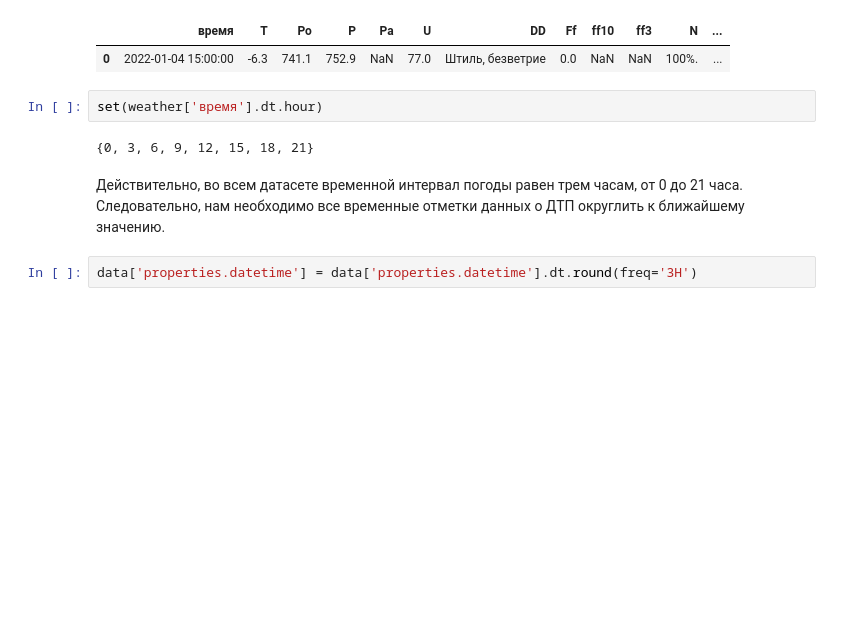
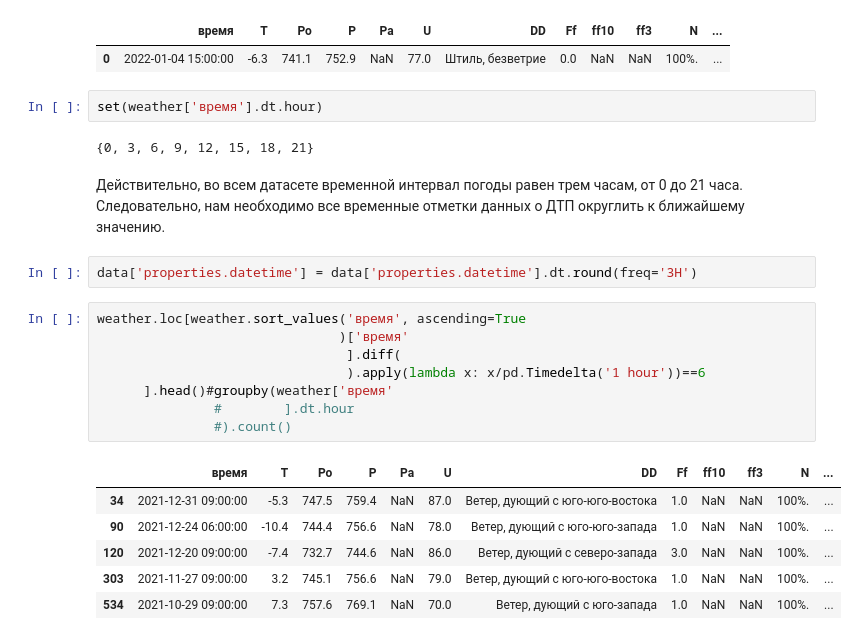
Before and after one commit to astigo/Analysis_car_accident_and_weather_in_Moscow_2015-2021, a Jupyter notebook: Weather-Accident.ipynb, the cells around one changed output. Saved outputs shown, nothing was run; the diff lists cells and outputs as text; blank space fills up the shorter version.

```diff
--- a/Weather-Accident.ipynb
+++ b/Weather-Accident.ipynb
@@ -170,3 +170,18 @@ set(weather['время'].dt.hour)
 Действительно, во всем датасете временной интервал погоды равен трем часам, от 0 до 21 часа. Следовательно, нам необходимо все временные отметки данных о ДТП округлить к ближайшему значению.
 # %%
 data['properties.datetime'] = data['properties.datetime'].dt.round(freq='3H')
+# %%
+weather.loc[weather.sort_values('время', ascending=True
+                               )['время'
+                                ].diff(
+                                ).apply(lambda x: x/pd.Timedelta('1 hour'))==6
+      ].head()#groupby(weather['время'
+               #        ].dt.hour
+               #).count()
+# %% [output]
+|  | время | T | Po | P | Pa | U | DD | Ff | ff10 | ff3 | N | ... |
+| 34 | 2021-12-31 09:00:00 | -5.3 | 747.5 | 759.4 | NaN | 87.0 | Ветер, дующий с юго-юго-востока | 1.0 | NaN | NaN | 100%. | ... |
+| 90 | 2021-12-24 06:00:00 | -10.4 | 744.4 | 756.6 | NaN | 78.0 | Ветер, дующий с юго-юго-запада | 1.0 | NaN | NaN | 100%. | ... |
+| 120 | 2021-12-20 09:00:00 | -7.4 | 732.7 | 744.6 | NaN | 86.0 | Ветер, дующий с северо-запада | 3.0 | NaN | NaN | 100%. | ... |
+| 303 | 2021-11-27 09:00:00 | 3.2 | 745.1 | 756.6 | NaN | 79.0 | Ветер, дующий с юго-юго-востока | 1.0 | NaN | NaN | 100%. | ... |
+| 534 | 2021-10-29 09:00:00 | 7.3 | 757.6 | 769.1 | NaN | 70.0 | Ветер, дующий с юго-запада | 1.0 | NaN | NaN | 100%. | ... |
```
Also changed, not shown: parts of 12 cells of this notebook.
